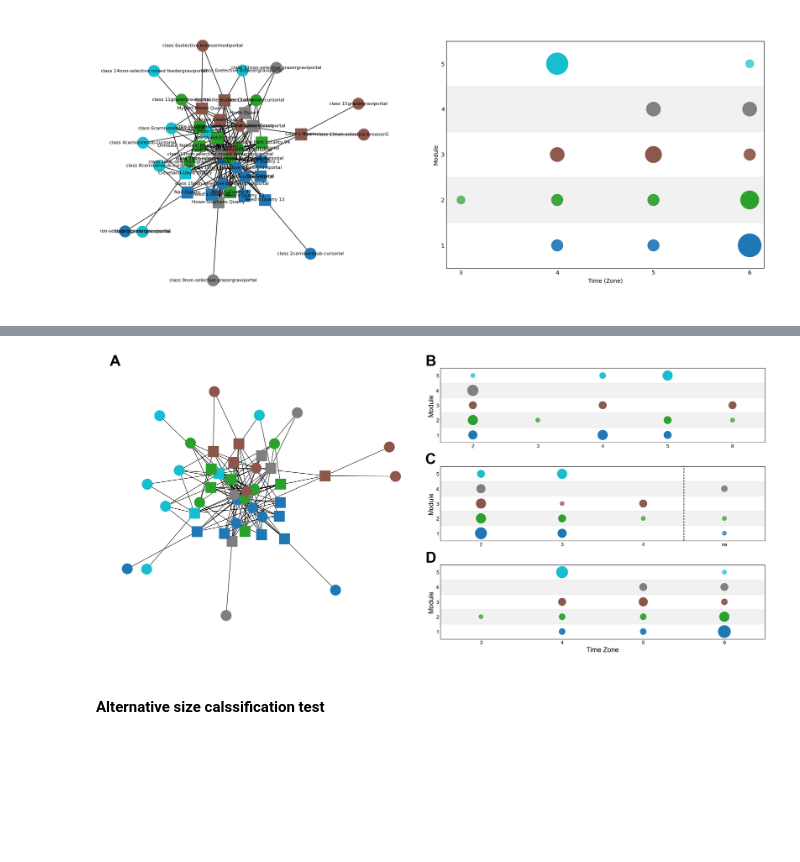
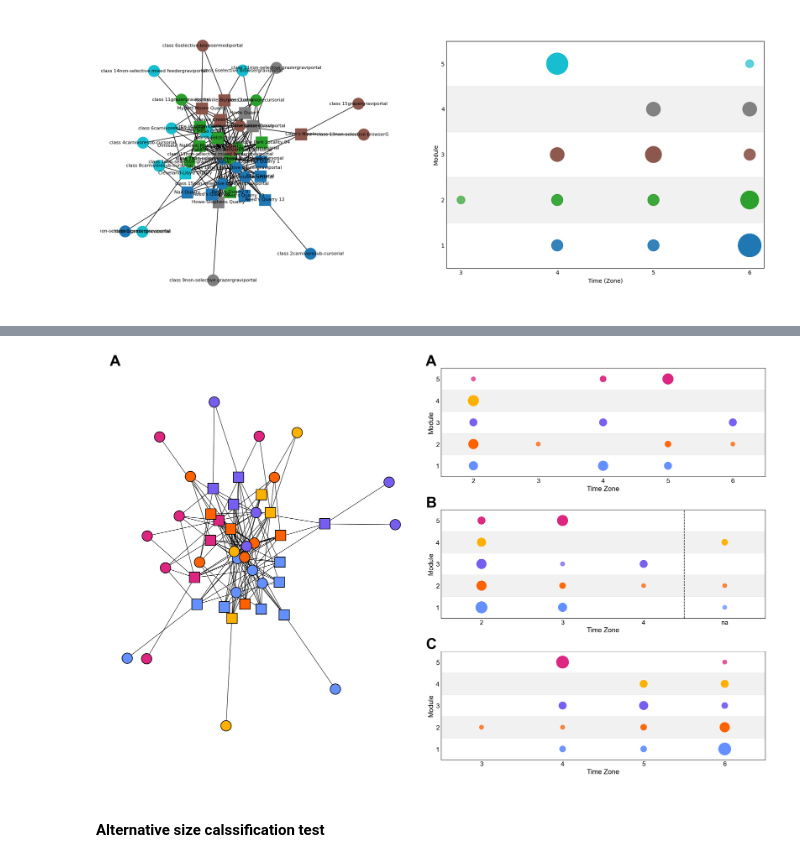
Before and after one commit to HGord2022/palaeoecology, a Jupyter notebook: infomap.ipynb, the cells around one changed output, grey strips where cells are left out. Cells and saved outputs as stored; diff of their text form; code cells hidden in the pictures; blank space fills up the shorter version.

Commit message:
finalised figures

```diff
--- a/infomap.ipynb
+++ b/infomap.ipynb
@@ -96,7 +96,7 @@ node_map = {name: i for i, name in enumerate(unique_nodes)}
 reverse_node_map = {i: name for name, i in node_map.items()}
 
 # build network with infomap
-im = Infomap("--two-level --markov-time 0.6 --preferred-number-of-modules 5 --num-trials 150")
+im = Infomap("--two-level --markov-time 0.3 --preferred-number-of-modules 5 --num-trials 150")
 
 for _, row in df.iterrows():
     u = node_map[row["from"]]
@@ -305,7 +411,15 @@ plt.show()
 # %%
+import matplotlib.pyplot as plt
+import networkx as nx
+import pandas as pd
+
+plt.rcParams['font.family'] = 'Arial'
+
+# === Define custom hex colours ===
+custom_colors = ['#648FFF', '#FE6100', '#785EF0', '#FFB000', '#DC267F']
+
+# Build zone_maps for all time schemes
 time_cols = ["time_foster", "time_turner", "time_maidment"]
-plt.rcParams['font.family'] = 'Arial'
-# Build zone_maps for all time schemes
 zone_maps = {
     time_col: {zone: i + 1 for i, zone in enumerate(sorted(df[time_col].dropna().unique()))}
     for time_col in time_cols
@@ -320,8 +434,12 @@ for _, row in df.iterrows():
 
 nx.set_node_attributes(G, modules, "module")
 
+# Map module IDs to custom colours
+unique_modules = sorted(set(modules.values()))
+module_color_map = {mod: custom_colors[i % len(custom_colors)] for i, mod in enumerate(unique_modules)}
+
 # Prepare for plotting: 1 network plot + 3 stepped plots
-fig = plt.figure(figsize=(22, 10))
+fig = plt.figure(figsize=(22, 14))
 gs = fig.add_gridspec(3, 2, width_ratios=[2, 2])
 ax_net = fig.add_subplot(gs[:, 0])  # Network plot on the left
 axes = [fig.add_subplot(gs[i, 1]) for i in range(3)]  # 3 vertical plots on the right
@@ -342,15 +460,15 @@ pos = nx.spring_layout(G, seed=42)
 
 # Draw edges and nodes
 nx.draw_networkx_edges(G, pos, ax=ax_net)
-nx.draw_networkx_nodes(G, pos, nodelist=square_nodes, node_shape='s',
-                       node_color=[modules[n] for n in square_nodes],
-                       cmap=plt.cm.tab10, node_size=600, ax=ax_net)
-nx.draw_networkx_nodes(G, pos, nodelist=circle_nodes, node_shape='o',
-                       node_color=[modules[n] for n in circle_nodes],
-                       cmap=plt.cm.tab10, node_size=600, ax=ax_net)
+nx.draw_networkx_nodes(G, pos, nodelist=square_nodes, node_shape='s', edgecolors='black',
+                       node_color=[module_color_map.get(modules[n], "#cccccc") for n in square_nodes],
+                       linewidths=1.5, node_size=600, ax=ax_net)
+nx.draw_networkx_nodes(G, pos, nodelist=circle_nodes, node_shape='o', edgecolors='black',
+                       node_color=[module_color_map.get(modules[n], "#cccccc") for n in circle_nodes],
+                       linewidths=1.5, node_size=600, ax=ax_net)
 
-#nx.draw_networkx_labels(G, pos, labels={node_map[name]: name for name in unique_nodes},
-                        #font_size=8, ax=ax_net)
+# nx.draw_networkx_labels(G, pos, labels={node_map[name]: name for name in unique_nodes},
+#                         font_size=8, ax=ax_net)
 
 for spine in ax_net.spines.values():
     spine.set_visible(False)
@@ -384,45 +502,43 @@ for i, time_col in enumerate(time_cols):
             ax.axhspan(module_id - 0.5, module_id + 0.5, color="lightgrey", alpha=0.3)
 
     # Plot scatter with size reflecting node count
-    scatter = ax.scatter(
+    ax.scatter(
         plot_df["zone"], plot_df["module"],
         s=plot_df["node_count"] * 100,
-        c=plot_df["module"], cmap="tab10", alpha=0.75
+        c=[module_color_map.get(m, "#cccccc") for m in plot_df["module"]],
+        alpha=0.75
     )
 
     # Draw vertical line before 'na' for turner
     if time_col == "time_turner":
         for key, val in zone_map.items():
             if str(key).lower() == "na":
                 ax.axvline(x=val - 0.5, color="black", linestyle="--", linewidth=1.3)
                 break
 
-
     ax.set_ylabel("Module", fontsize=16)
     ax.set_title(letter_dict[i + 1], y=1, x=-0.03, fontsize=35, fontweight='bold')
     ax.set_xticks(list(zone_map.values()))
-    ax.set_xticklabels(list(zone_map.keys()), fontsize=12)
+    ax.set_xticklabels(
+        [str(int(x)) if isinstance(x, (int, float)) and x == int(x) else str(x) for x in zone_map.keys()],
+        fontsize=15
+    )
     ax.set_yticks(module_ids)
-    ax.set_yticklabels(module_ids, fontsize=12)
+    ax.set_yticklabels(module_ids, fontsize=15)
     ax.tick_params(axis='both', which='both', length=0)
     ax.set_ylim(min(module_ids) - 0.5, max(module_ids) + 0.5)
     ax.grid(False)
-    # Only show x-axis label and ticks on the bottom plot
-    if i == 2:  # Bottom subplot
-        ax.set_xlabel("Time Zone", fontsize=16)
-        ax.set_xticks(list(zone_map.values()))
-        ax.set_xticklabels(list(zone_map.keys()), fontsize=12)
-    else:  # Top and middle subplots
-        ax.set_xlabel("")  # No x-label
+    ax.set_xlabel("Time Zone", fontsize=16)
 
     zones = list(zone_map.values())
     buffer = 0.5  # Adjust as needed (e.g. 1 for bigger gaps)
     ax.set_xlim(min(zones) - buffer, max(zones) + buffer)
 
 plt.tight_layout()
 plt.show()
+
 # Save the final plot
-fig.savefig("taxamorrisonquarries_map.png", dpi=600, bbox_inches='tight')
+fig.savefig("morrison_final_classifications.png", dpi=2000, bbox_inches='tight')
 # %% [output]
-[figure, old version]
+[figure, new version]
 # %%
```
Also changed, not shown: parts of 4 cells of this notebook, 18 other files.
